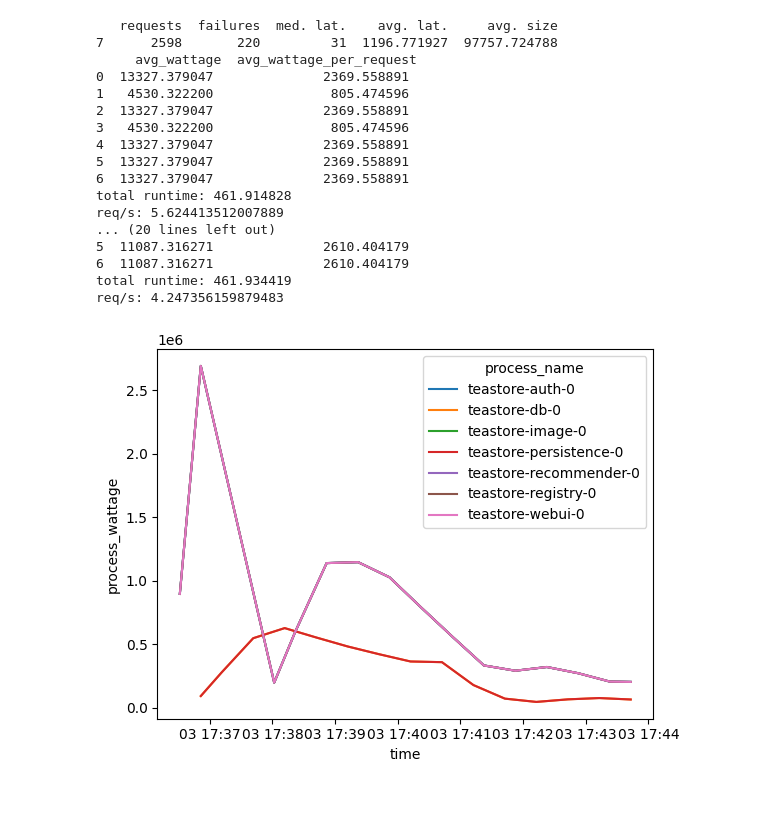
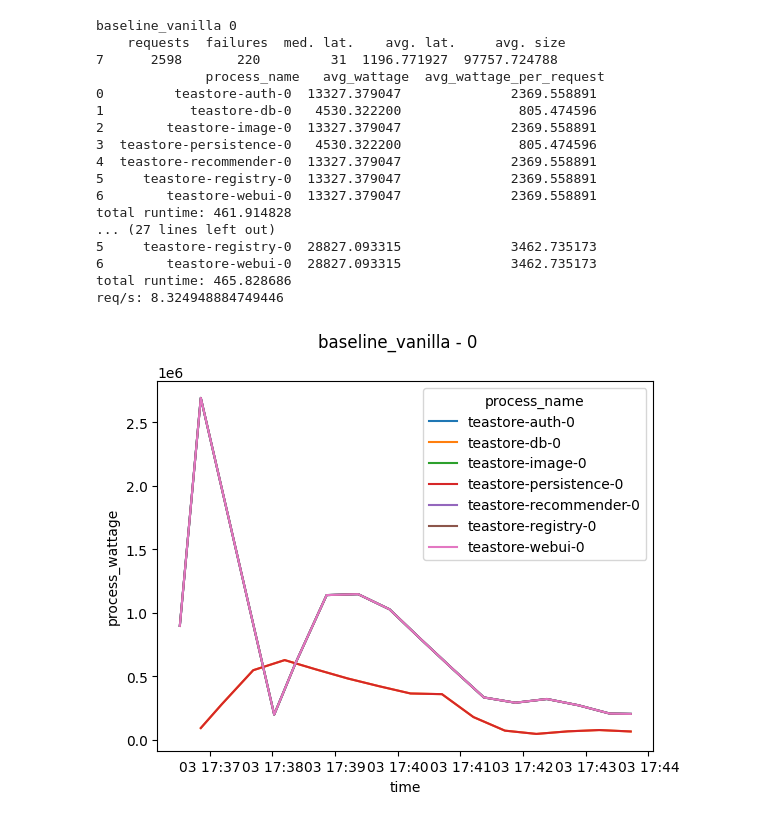
Before and after one commit to clue2-sose25/Clue2, a Jupyter notebook: evaluation.ipynb, the cells around one changed output. Cells and saved outputs as stored; diff of their text form; code cells hidden in the pictures.

```diff
--- a/evaluation.ipynb
+++ b/evaluation.ipynb
@@ -36,51 +36,54 @@ def calculate_energy_consumption(process_name,process_wattage_slice,time_delta_s
 
     return total_ws
 # %%
-exp = "baseline_vanilla"
+exp = "jvm_jvm-impoove"
 
 # Load data
 from glob import glob
-runs = glob(f"data/{exp}/*")
+runs = glob(f"data/*/*")
 # %%
 for run in runs:
+    exp = run.split('/')[1]
+    run_id = int(run.split('/')[2])
     workload = pd.read_csv(f"{run}/locost_stats.csv").tail(1)[["Request Count", "Failure Count","Median Response Time","Average Response Time","Average Content Size"]].rename(
         columns={"Request Count": "requests", "Failure Count": "failures", "Median Response Time": "med. lat.", "Average Response Time": "avg. lat.", "Average Content Size": "avg. size"}
     )
     num_requests = workload["requests"].values[0]
 
     obversations = pd.read_csv(glob(f"{run}/measurements_*.csv")[0])
     obversations["time"] = pd.to_datetime(obversations["timestamp"])
     obversations["processes"] = obversations["processes"].apply(lambda x: ast.literal_eval(x))
     total_runtime = (obversations["time"].max()-obversations["time"].min()).total_seconds()
     X = obversations.explode("processes").dropna()
     X["process_name"] = X["processes"].apply(lambda x: x[0])
     X["wattage"] = X["processes"].apply(lambda x: x[1])
     process_stats = X.groupby("process_name")["process_wattage"].sum().reset_index().rename(columns={"process_wattage": "total_wattage"})
 
     process_stats["avg_wattage"] = process_stats["total_wattage"]/total_runtime
     process_stats["avg_wattage_per_request"] = process_stats["total_wattage"]/num_requests
 
     process_measures = X.groupby("process_name").rolling("60s",on="time")["process_wattage"].sum()
     # print summary
-    print(workload, "\n",process_stats[["avg_wattage","avg_wattage_per_request"]], "\ntotal runtime:",total_runtime,"\nreq/s:",workload["requests"].values[0]/total_runtime)
+    print(exp,run_id,"\n",workload, "\n",process_stats[["process_name","avg_wattage","avg_wattage_per_request"]], "\ntotal runtime:",total_runtime,"\nreq/s:",workload["requests"].values[0]/total_runtime,"\n\n")
     plt.figure()
     sns.lineplot(data=process_measures.reset_index(),x="time",y="process_wattage",hue="process_name")
+    plt.suptitle(f"{exp} - {run_id}")
 # %% [output]
-   requests  failures  med. lat.    avg. lat.     avg. size
+baseline_vanilla 0
+    requests  failures  med. lat.    avg. lat.     avg. size
 7      2598       220         31  1196.771927  97757.724788
-     avg_wattage  avg_wattage_per_request
-0  13327.379047              2369.558891
-1   4530.322200               805.474596
-2  13327.379047              2369.558891
-3   4530.322200               805.474596
-4  13327.379047              2369.558891
-5  13327.379047              2369.558891
-6  13327.379047              2369.558891
+              process_name   avg_wattage  avg_wattage_per_request
+0         teastore-auth-0  13327.379047              2369.558891
+1           teastore-db-0   4530.322200               805.474596
+2        teastore-image-0  13327.379047              2369.558891
+3  teastore-persistence-0   4530.322200               805.474596
+4  teastore-recommender-0  13327.379047              2369.558891
+5     teastore-registry-0  13327.379047              2369.558891
+6        teastore-webui-0  13327.379047              2369.558891
 total runtime: 461.914828
-req/s: 5.624413512007889
-... (20 lines left out)
-5  11087.316271              2610.404179
-6  11087.316271              2610.404179
-total runtime: 461.934419
-req/s: 4.247356159879483
+... (27 lines left out)
+5     teastore-registry-0  28827.093315              3462.735173
+6        teastore-webui-0  28827.093315              3462.735173
+total runtime: 465.828686
+req/s: 8.324948884749446
-[figure, old version]
+[figure, new version]
```
Also changed, not shown: parts of 2 cells of this notebook, 2 other files.
